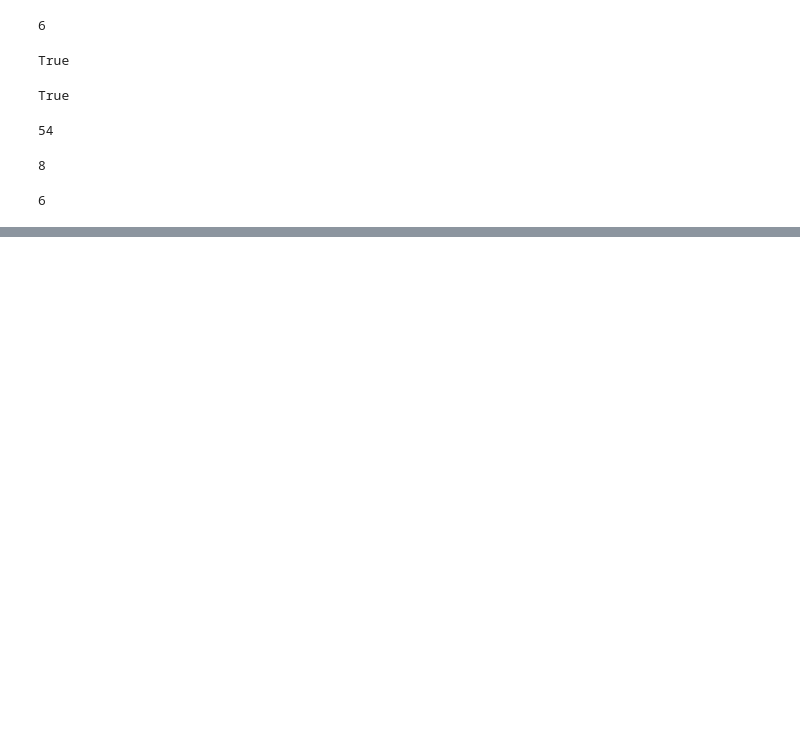
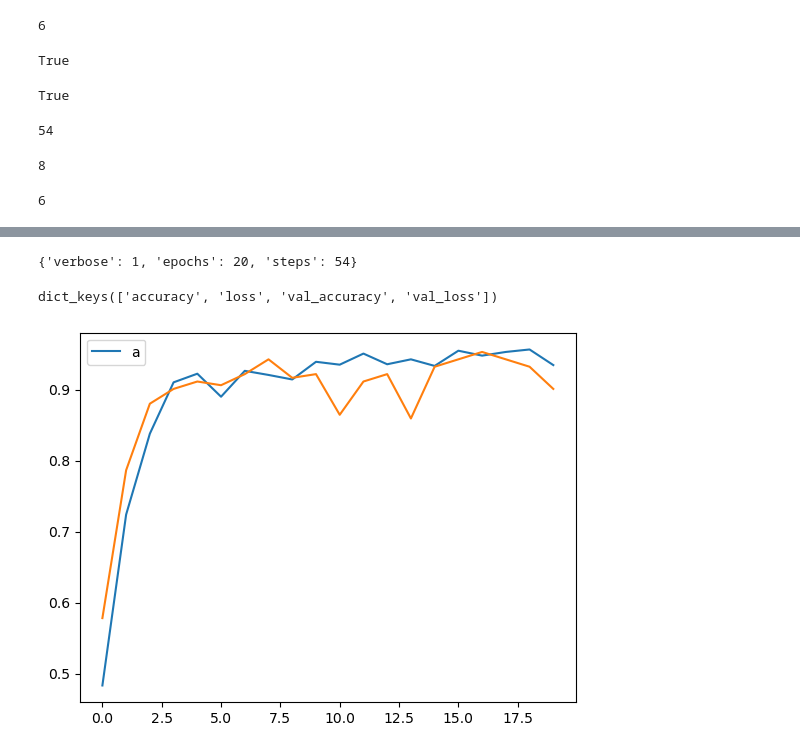
Before and after one commit to LLWICK/-Potato_Disease_Classification_CNN, a Jupyter notebook: training/Training.ipynb, the cells around one changed output, grey strips where cells are left out. Cells and saved outputs as stored; diff of their text form; code cells hidden in the pictures; blank space fills up the shorter version.

Commit message:
training the CNN model

```diff
--- a/training/Training.ipynb
+++ b/training/Training.ipynb
@@ -112,7 +112,7 @@ test_ds=test_ds.cache().shuffle(1000).prefetch(buffer_size=tf.data.AUTOTUNE)
 val_ds=val_ds.cache().shuffle(1000).prefetch(buffer_size=tf.data.AUTOTUNE)
 # %%
 resize_and_rescale = tf.keras.Sequential([
-    layers.Resizing(Image_Size,Image_Size),
+    layers.Resizing(Batch_size,Image_Size,Image_Size,3),
     layers.Rescaling(1.0/255),
 ])
 # %%
@@ -122,0 +125,23 @@ data_augmentation = resize_and_rescale = tf.keras.Sequential([
+# %%
+input_shape = (Batch_size,Image_Size,Image_Size,3)
+model = keras.Sequential(
+    [
+    resize_and_rescale,
+    data_augmentation,
+    layers.Conv2D(32, (3,3), activation='relu', input_shape=input_shape),
+    layers.MaxPooling2D((2,2)),
+    layers.Conv2D(64, kernel_size=(3,3), activation='relu'),
+    layers.MaxPooling2D((2,2)),
+    layers.Conv2D(64, kernel_size=(3,3), activation='relu'),
+    layers.MaxPooling2D((2,2)),
+    layers.Conv2D(64, kernel_size=(3,3), activation='relu'),
+    layers.MaxPooling2D((2,2)),
+    layers.Conv2D(64, kernel_size=(3,3), activation='relu'),
+    layers.MaxPooling2D((2,2)),
+    layers.Conv2D(64, kernel_size=(3,3), activation='relu'),
+    layers.MaxPooling2D((2,2)),
+    layers.Flatten(),
+    layers.Dense(64,activation='relu'),
+    layers.Dense(3,activation='softmax'),
+]
+)
@@ -122,0 +175,8 @@ data_augmentation = resize_and_rescale = tf.keras.Sequential([
+# %%
+model.compile(
+    optimizer='adam',
+    loss=tf.keras.losses.SparseCategoricalCrossentropy(from_logits=False),
+    metrics=['accuracy']
+)
+# %%
+history = model.fit(train_ds,epochs=20,batch_size=Batch_size,verbose=1,validation_data=val_ds)
@@ -122,0 +206,15 @@ data_augmentation = resize_and_rescale = tf.keras.Sequential([
+# %%
+history.params
+# %% [output]
+{'verbose': 1, 'epochs': 20, 'steps': 54}
+# %%
+history.history.keys()
+# %% [output]
+dict_keys(['accuracy', 'loss', 'val_accuracy', 'val_loss'])
+# %%
+plt.plot(history.history['accuracy'])
+plt.legend('accuracy')
+plt.plot(history.history['val_accuracy'])
+plt.show()
+# %% [output]
+[figure, added]
```
Also changed, not shown: parts of 5 cells of this notebook.
